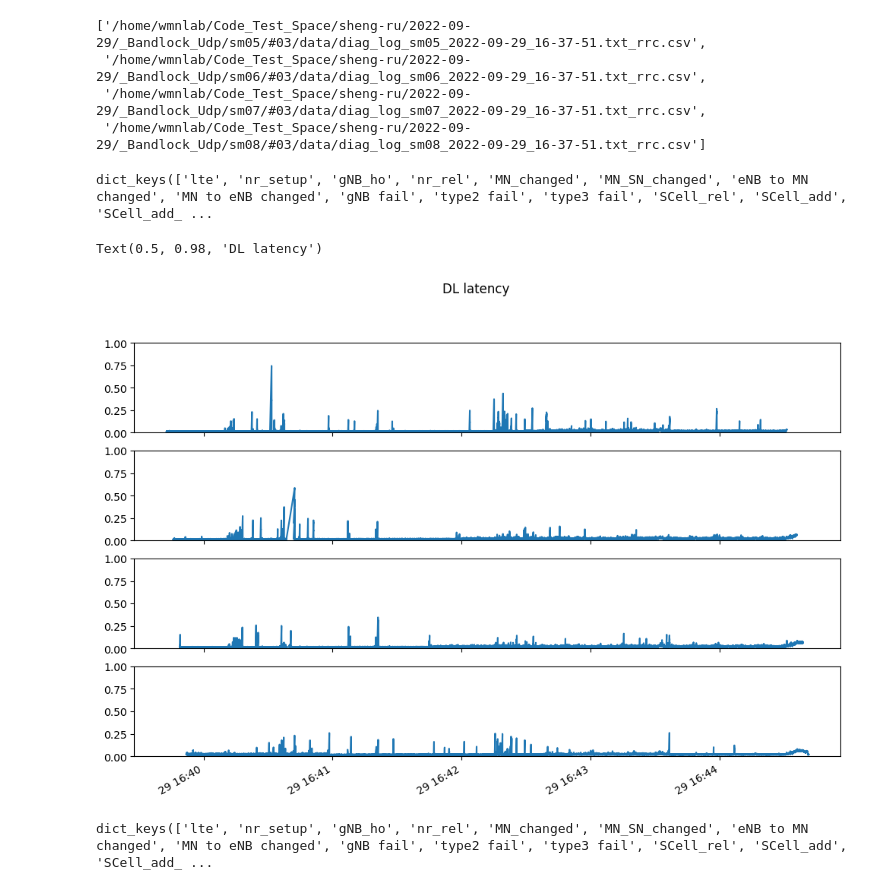
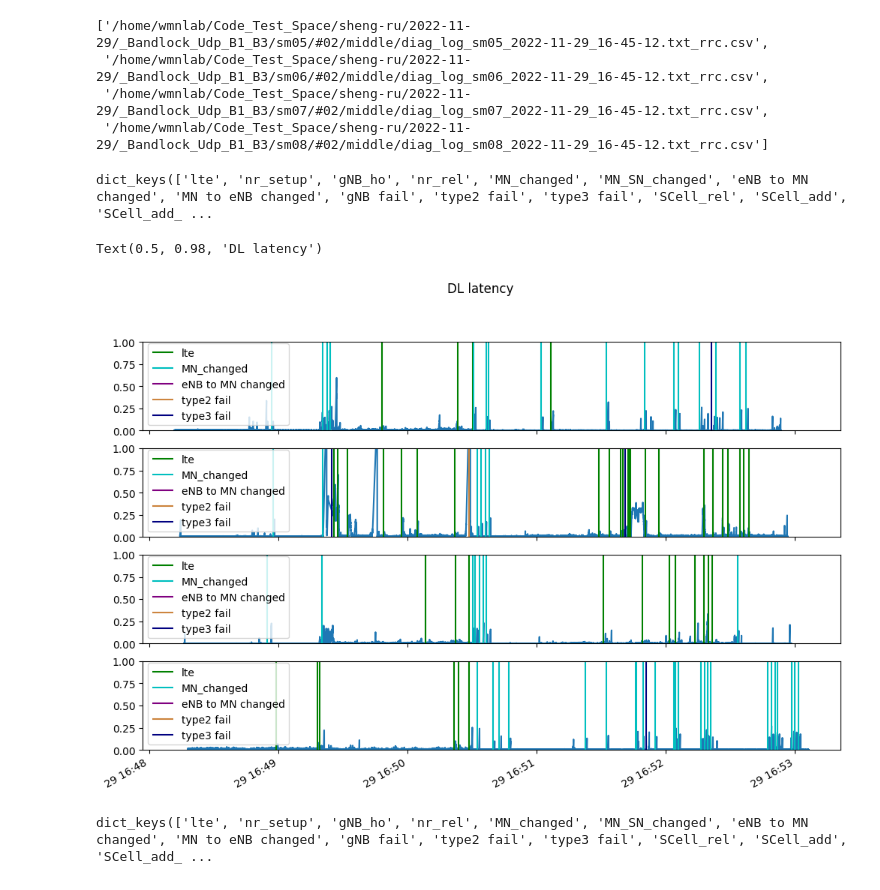
Before and after one commit to chihyangchen/ntu-experiments, a Jupyter notebook: sheng-ru/analysis/traces_compare.ipynb, the cells around one changed output. Saved outputs shown, nothing was run; the diff lists cells and outputs as text; code cells hidden in the pictures.

```diff
--- a/sheng-ru/analysis/traces_compare.ipynb
+++ b/sheng-ru/analysis/traces_compare.ipynb
@@ -150,7 +153,8 @@ def collect_ho_event(mi_rrc_df):
 # %%
-dir = "/home/wmnlab/Code_Test_Space/sheng-ru/2022-09-29/_Bandlock_Udp"
-trace = ['#03']
-file = ["dwnlnk_udp_latency.csv", "uplnk_udp_latency.csv", "dwnlnk_udp_loss_timestamp.csv","uplnk_udp_loss_timestamp.csv", ]
+dir = "/home/wmnlab/Code_Test_Space/sheng-ru/2022-11-29/_Bandlock_Udp_B1_B3"
+trace = ['#02']
+# file = ["dwnlnk_udp_latency.csv", "uplnk_udp_latency.csv", "dwnlnk_udp_loss_timestamp.csv","uplnk_udp_loss_timestamp.csv", ]
+file = ["udp_dnlk_latency.csv", "udp_uplk_latency.csv", "udp_dnlk_loss_timestamp.csv", "udp_uplk_loss_timestamp.csv"]
 DL_latency_files = []
 UL_latency_files = []
 DL_loss_files = []
@@ -162,13 +166,13 @@ for a in sorted(os.listdir(dir)):
     # print(d0)
     for b in sorted(os.listdir(d0)):
         if b in trace:
-            d1 = os.path.join(d0, b, 'analysis', file[0])
-            d2 = os.path.join(d0, b, 'analysis', file[1])
-            d3 = os.path.join(d0, b, 'analysis', file[2])
-            d4 = os.path.join(d0, b, 'analysis', file[3])
-            d00 = os.path.join(d0, b, 'data')
+            d1 = os.path.join(d0, b, 'data', file[0]) # May change
+            d2 = os.path.join(d0, b, 'data', file[1])
+            d3 = os.path.join(d0, b, 'data', file[2])
+            d4 = os.path.join(d0, b, 'data', file[3])
+            d00 = os.path.join(d0, b, 'middle') # May change
             for c in sorted(os.listdir(d00)):
-                if c.endswith('txt_rrc.csv'):
+                if c.endswith('txt_rrc.csv'): # May change
                     d5 = os.path.join(d00, c)
             DL_latency_files.append(d1)
             UL_latency_files.append(d2)
@@ -208,10 +212,10 @@ for csv in rrc_files:
 # %%
 rrc_files
 # %% [output]
-['/home/wmnlab/Code_Test_Space/sheng-ru/2022-09-29/_Bandlock_Udp/sm05/#03/data/diag_log_sm05_2022-09-29_16-37-51.txt_rrc.csv',
- '/home/wmnlab/Code_Test_Space/sheng-ru/2022-09-29/_Bandlock_Udp/sm06/#03/data/diag_log_sm06_2022-09-29_16-37-51.txt_rrc.csv',
- '/home/wmnlab/Code_Test_Space/sheng-ru/2022-09-29/_Bandlock_Udp/sm07/#03/data/diag_log_sm07_2022-09-29_16-37-51.txt_rrc.csv',
- '/home/wmnlab/Code_Test_Space/sheng-ru/2022-09-29/_Bandlock_Udp/sm08/#03/data/diag_log_sm08_2022-09-29_16-37-51.txt_rrc.csv']
+['/home/wmnlab/Code_Test_Space/sheng-ru/2022-11-29/_Bandlock_Udp_B1_B3/sm05/#02/middle/diag_log_sm05_2022-11-29_16-45-12.txt_rrc.csv',
+ '/home/wmnlab/Code_Test_Space/sheng-ru/2022-11-29/_Bandlock_Udp_B1_B3/sm06/#02/middle/diag_log_sm06_2022-11-29_16-45-12.txt_rrc.csv',
+ '/home/wmnlab/Code_Test_Space/sheng-ru/2022-11-29/_Bandlock_Udp_B1_B3/sm07/#02/middle/diag_log_sm07_2022-11-29_16-45-12.txt_rrc.csv',
+ '/home/wmnlab/Code_Test_Space/sheng-ru/2022-11-29/_Bandlock_Udp_B1_B3/sm08/#02/middle/diag_log_sm08_2022-11-29_16-45-12.txt_rrc.csv']
 # %%
 HO_events = []
 for df in rrc_dfs:
@@ -224,34 +228,34 @@ dict_keys(['lte', 'nr_setup', 'gNB_ho', 'nr_rel', 'MN_changed', 'MN_SN_changed',
 # %%
 fig, axs = plt.subplots(4,1, figsize=(12, 8), sharex=True)
 plt.gcf().autofmt_xdate()
 
 for (i, df), df2 in zip(enumerate(DL_latency_dfs), DL_loss_dfs):
     x = df["Timestamp"].iloc[:]
     y = df["latency"].iloc[:]
     axs[i].plot(x, y)
     axs[i].set_ylim([0, 1])
 
     x2 = df2["Timestamp"].iloc[:]
     # axs[i].vlines(x2,ymin=0, ymax=1, color='r', label='loss')
 
 left, right = axs[0].get_xlim()
 plot = []
-# plot = ['lte', 'MN_changed', 'type3 fail']
+plot = [ 'lte','MN_changed','eNB to MN changed','type2 fail','type3 fail']
 # plot = ['nr_setup', 'gNB_ho', 'nr_rel', 'gNB']
 # plot = ['SCell_add_rel']
 color = ['g', 'm', 'yellow', 'k', 'c', 'orange', 'purple', 'cyan', 'olive', 'peru', 'navy', 'slategray', 'chocolate','black']
 for i, A in enumerate(HO_events):
     for j, event in enumerate(A):
         if event in plot:
             x = A[event]
             axs[i].vlines(x,ymin=0, ymax=1, color=color[j],label=event)
     axs[i].set_xlim([left, right])
     if len(plot) != 0:
         axs[i].legend()
 fig.suptitle('DL latency')
 # %% [output]
 Text(0.5, 0.98, 'DL latency')
-[figure, old version]
+[figure, new version]
 # %%
 HO_events[0].keys()
 # %% [output]
```
Also changed, not shown: parts of 5 cells of this notebook, 3 other files.
